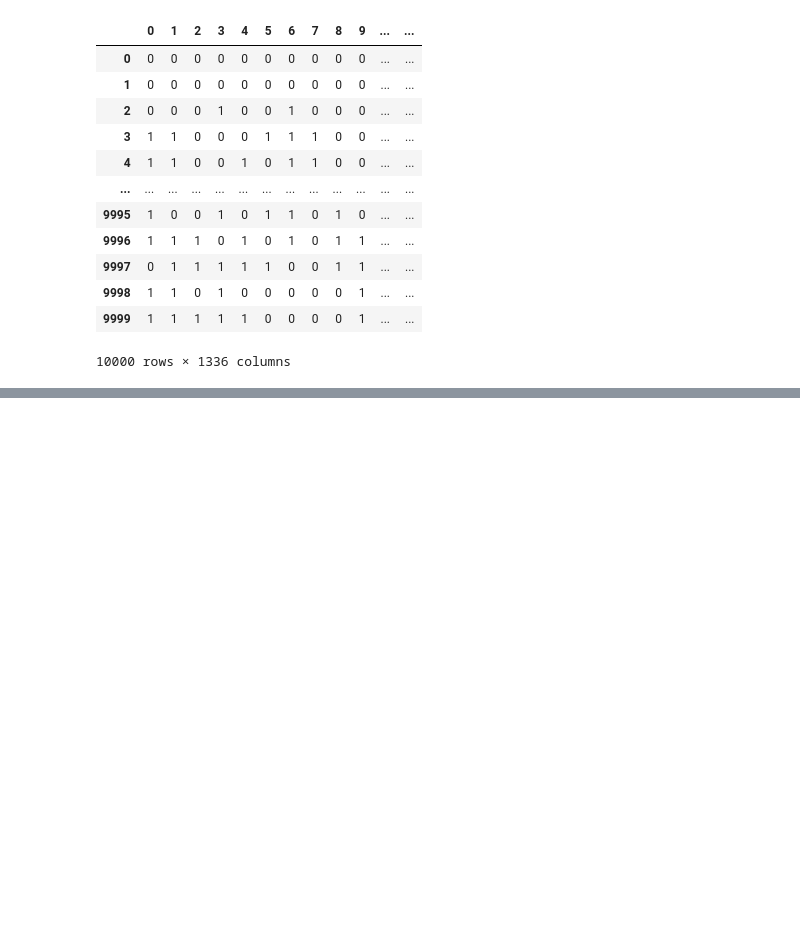
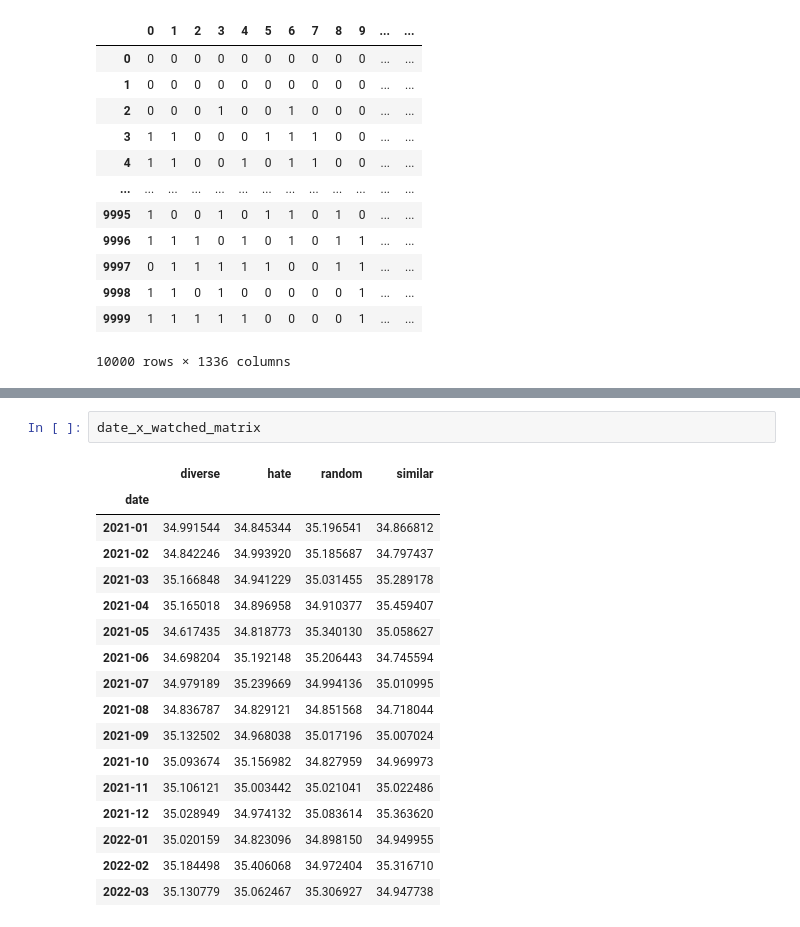
Before and after one commit to ciCciC/RecommendationSysTopicModel, a Jupyter notebook: notebooks/data_simulator.ipynb, the cells around one changed output, grey strips where cells are left out. Cells and saved outputs as stored; diff of their text form; blank space fills up the shorter version.

```diff
--- a/notebooks/data_simulator.ipynb
+++ b/notebooks/data_simulator.ipynb
@@ -410,0 +480,20 @@ xx
+# %%
+date_x_watched_matrix
+# %% [output]
+|  | diverse | hate | random | similar |
+| date |  |  |  |  |
+| 2021-01 | 34.991544 | 34.845344 | 35.196541 | 34.866812 |
+| 2021-02 | 34.842246 | 34.993920 | 35.185687 | 34.797437 |
+| 2021-03 | 35.166848 | 34.941229 | 35.031455 | 35.289178 |
+| 2021-04 | 35.165018 | 34.896958 | 34.910377 | 35.459407 |
+| 2021-05 | 34.617435 | 34.818773 | 35.340130 | 35.058627 |
+| 2021-06 | 34.698204 | 35.192148 | 35.206443 | 34.745594 |
+| 2021-07 | 34.979189 | 35.239669 | 34.994136 | 35.010995 |
+| 2021-08 | 34.836787 | 34.829121 | 34.851568 | 34.718044 |
+| 2021-09 | 35.132502 | 34.968038 | 35.017196 | 35.007024 |
+| 2021-10 | 35.093674 | 35.156982 | 34.827959 | 34.969973 |
+| 2021-11 | 35.106121 | 35.003442 | 35.021041 | 35.022486 |
+| 2021-12 | 35.028949 | 34.974132 | 35.083614 | 35.363620 |
+| 2022-01 | 35.020159 | 34.823096 | 34.898150 | 34.949955 |
+| 2022-02 | 35.184498 | 35.406068 | 34.972404 | 35.316710 |
+| 2022-03 | 35.130779 | 35.062467 | 35.306927 | 34.947738 |
```
Also changed, not shown: parts of 8 cells of this notebook, 3 other files.
